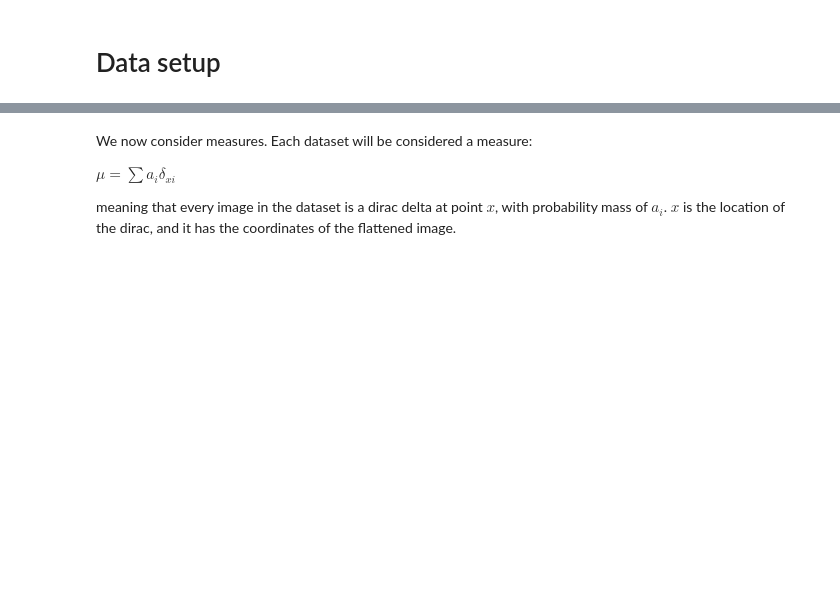
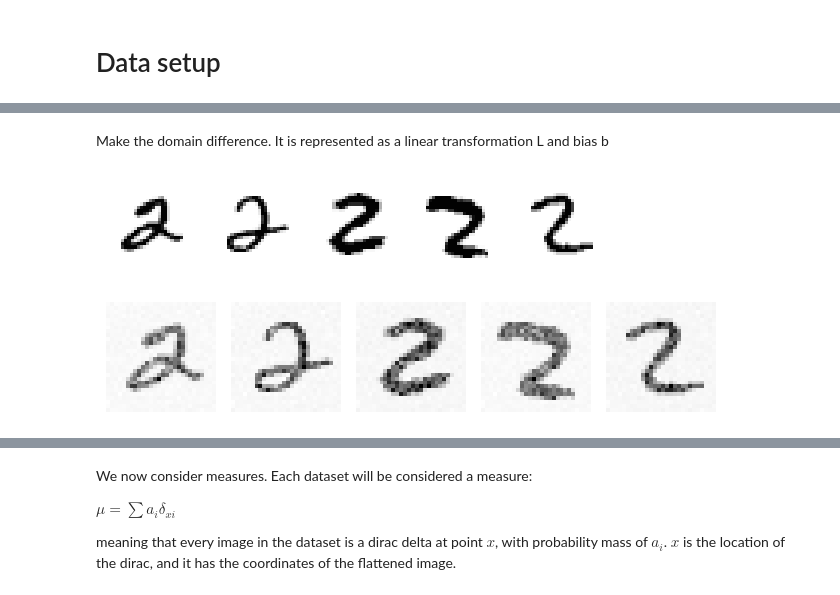
Before and after one commit to balazsmorv/fmri_classifier, a Jupyter notebook: MNIST-WBT/mnist-wbt.ipynb, the cells around one changed output, grey strips where cells are left out. Saved outputs shown, nothing was run; the diff lists cells and outputs as text; code cells hidden in the pictures; blank space fills up the shorter version.

```diff
--- a/MNIST-WBT/mnist-wbt.ipynb
+++ b/MNIST-WBT/mnist-wbt.ipynb
@@ -55,0 +59,2 @@ plot_images_from_datasets(datasets=[ds_4, ds_4jr, ds_2, ds_2jr], num_images=5)
+# %% [markdown]
+Make the domain difference. It is represented as a linear transformation L and bias b
@@ -55,0 +68,5 @@ plot_images_from_datasets(datasets=[ds_4, ds_4jr, ds_2, ds_2jr], num_images=5)
+# %%
+plot_flattened_images([X_2, X_2_l])
+# %% [output]
+[figure, added]
+[figure, added]
```
Also changed, not shown: parts of 25 cells of this notebook, 2 other files.
